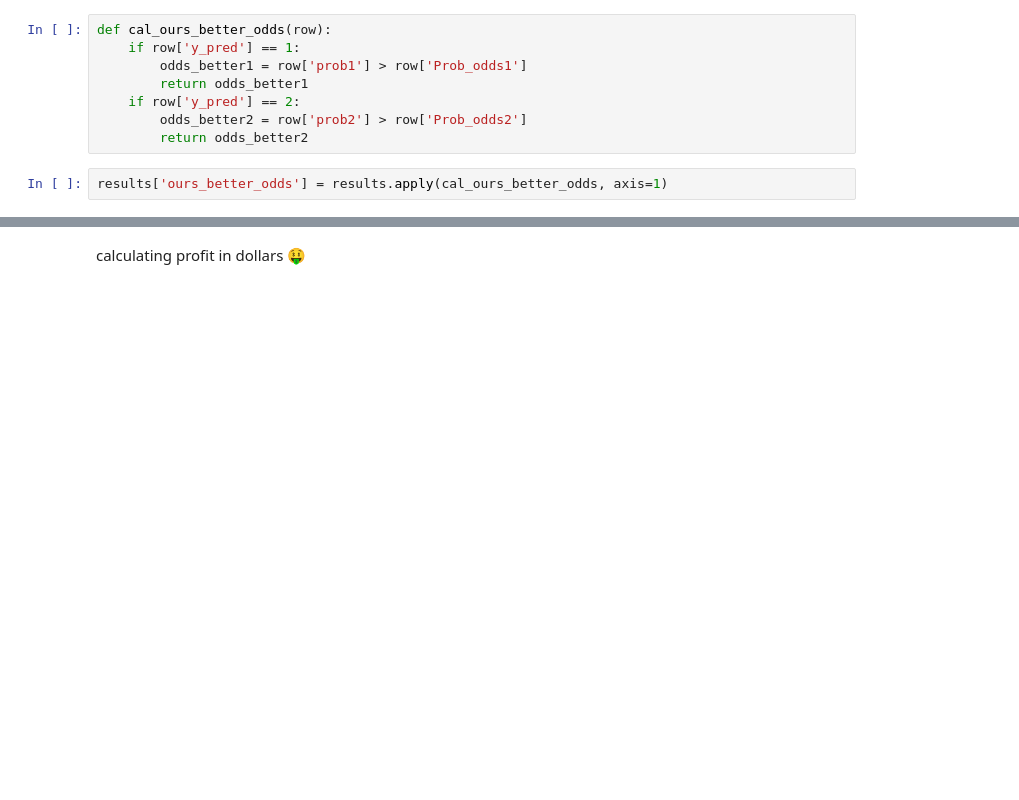
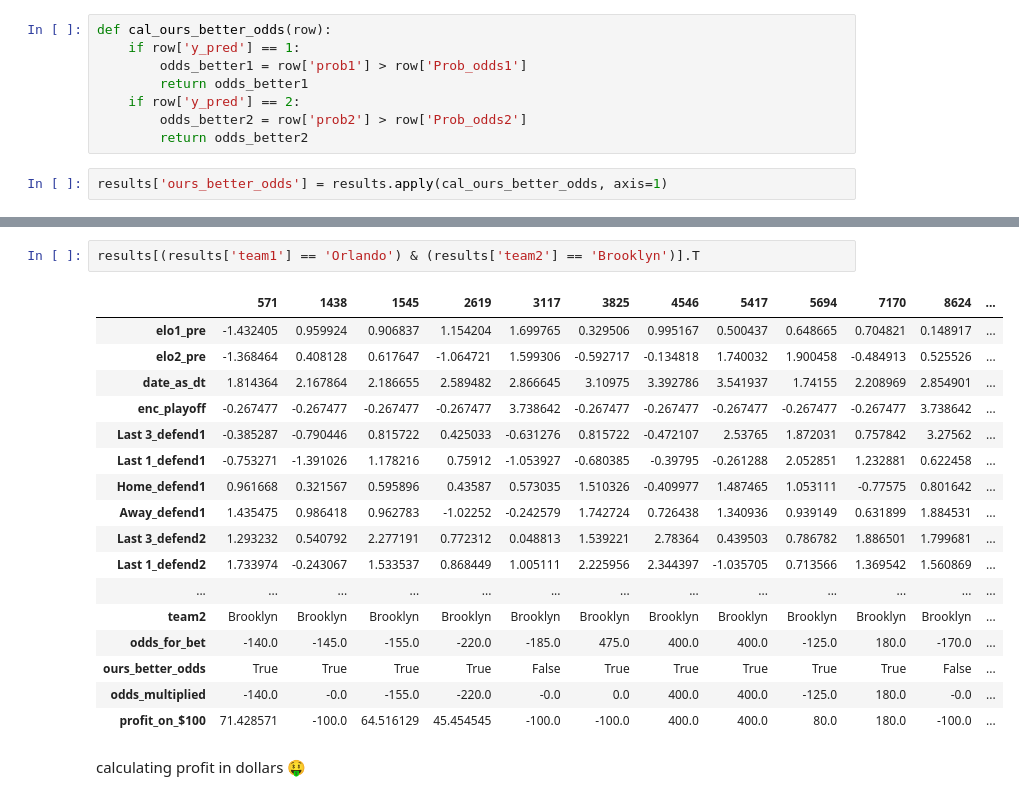
Before and after one commit to batyaamericus/whats_for_dinner, a Jupyter notebook: model/greater_model.ipynb, the cells around one changed output, grey strips where cells are left out. Drawn from its saved outputs; the diff is of its cells as text; blank space fills up the shorter version.

```diff
--- a/model/greater_model.ipynb
+++ b/model/greater_model.ipynb
@@ -532,3 +552,23 @@ results['ours_better_odds'] = results.apply(cal_ours_better_odds, axis=1)
+# %%
+results[(results['team1'] == 'Orlando') & (results['team2'] == 'Brooklyn')].T
+# %% [output]
+|  | 571 | 1438 | 1545 | 2619 | 3117 | 3825 | 4546 | 5417 | 5694 | 7170 | 8624 | ... |
+| elo1_pre | -1.432405 | 0.959924 | 0.906837 | 1.154204 | 1.699765 | 0.329506 | 0.995167 | 0.500437 | 0.648665 | 0.704821 | 0.148917 | ... |
+| elo2_pre | -1.368464 | 0.408128 | 0.617647 | -1.064721 | 1.599306 | -0.592717 | -0.134818 | 1.740032 | 1.900458 | -0.484913 | 0.525526 | ... |
+| date_as_dt | 1.814364 | 2.167864 | 2.186655 | 2.589482 | 2.866645 | 3.10975 | 3.392786 | 3.541937 | 1.74155 | 2.208969 | 2.854901 | ... |
+| enc_playoff | -0.267477 | -0.267477 | -0.267477 | -0.267477 | 3.738642 | -0.267477 | -0.267477 | -0.267477 | -0.267477 | -0.267477 | 3.738642 | ... |
+| Last 3_defend1 | -0.385287 | -0.790446 | 0.815722 | 0.425033 | -0.631276 | 0.815722 | -0.472107 | 2.53765 | 1.872031 | 0.757842 | 3.27562 | ... |
+| Last 1_defend1 | -0.753271 | -1.391026 | 1.178216 | 0.75912 | -1.053927 | -0.680385 | -0.39795 | -0.261288 | 2.052851 | 1.232881 | 0.622458 | ... |
+| Home_defend1 | 0.961668 | 0.321567 | 0.595896 | 0.43587 | 0.573035 | 1.510326 | -0.409977 | 1.487465 | 1.053111 | -0.77575 | 0.801642 | ... |
+| Away_defend1 | 1.435475 | 0.986418 | 0.962783 | -1.02252 | -0.242579 | 1.742724 | 0.726438 | 1.340936 | 0.939149 | 0.631899 | 1.884531 | ... |
+| Last 3_defend2 | 1.293232 | 0.540792 | 2.277191 | 0.772312 | 0.048813 | 1.539221 | 2.78364 | 0.439503 | 0.786782 | 1.886501 | 1.799681 | ... |
+| Last 1_defend2 | 1.733974 | -0.243067 | 1.533537 | 0.868449 | 1.005111 | 2.225956 | 2.344397 | -1.035705 | 0.713566 | 1.369542 | 1.560869 | ... |
+| ... | ... | ... | ... | ... | ... | ... | ... | ... | ... | ... | ... | ... |
+| team2 | Brooklyn | Brooklyn | Brooklyn | Brooklyn | Brooklyn | Brooklyn | Brooklyn | Brooklyn | Brooklyn | Brooklyn | Brooklyn | ... |
+| odds_for_bet | -140.0 | -145.0 | -155.0 | -220.0 | -185.0 | 475.0 | 400.0 | 400.0 | -125.0 | 180.0 | -170.0 | ... |
+| ours_better_odds | True | True | True | True | False | True | True | True | True | True | False | ... |
+| odds_multiplied | -140.0 | -0.0 | -155.0 | -220.0 | -0.0 | 0.0 | 400.0 | 400.0 | -125.0 | 180.0 | -0.0 | ... |
+| profit_on_$100 | 71.428571 | -100.0 | 64.516129 | 45.454545 | -100.0 | -100.0 | 400.0 | 400.0 | 80.0 | 180.0 | -100.0 | ... |
 # %% [markdown]
 calculating profit in dollars 🤑
 # %%
```
Also changed, not shown: parts of 7 cells of this notebook, 2 other files.
